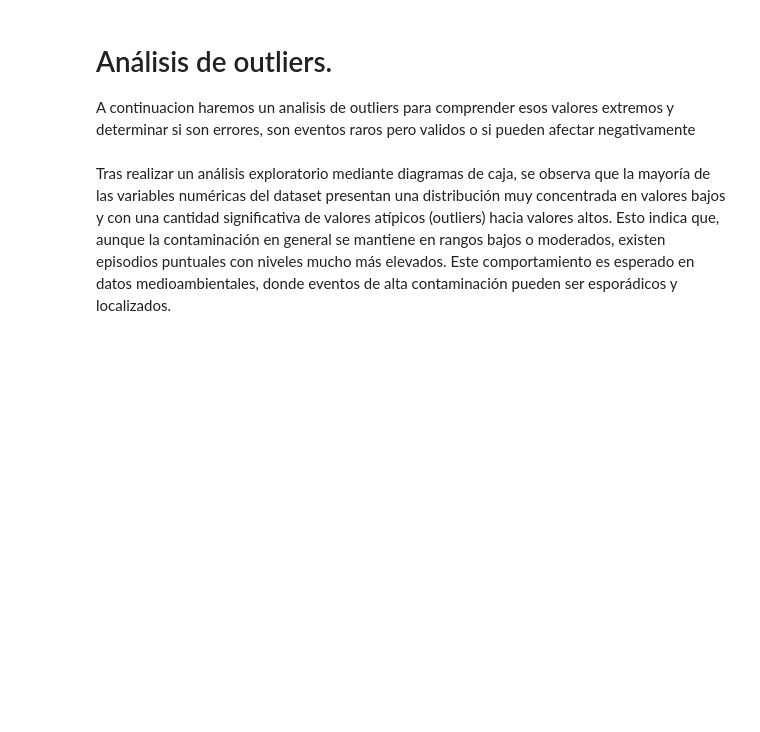
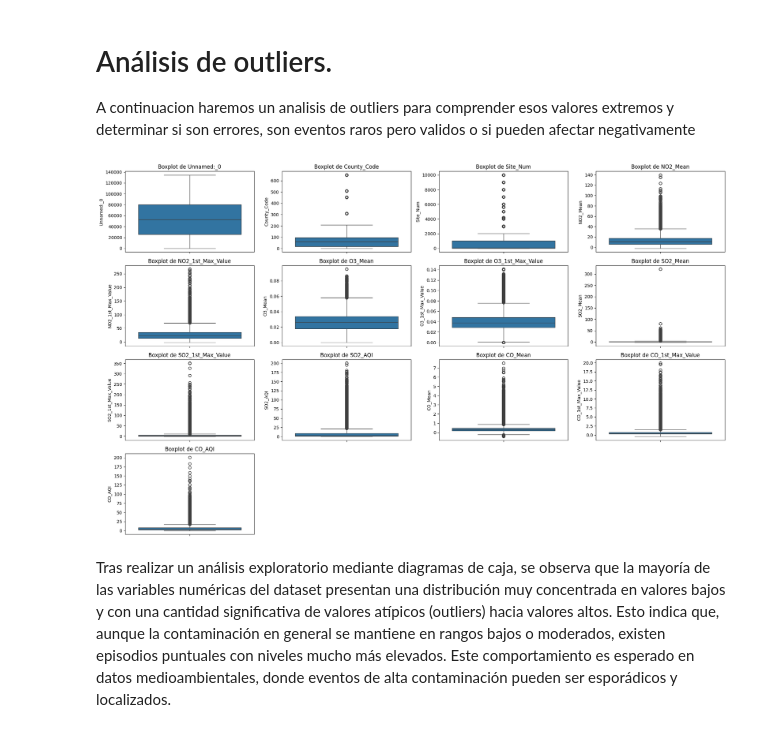
Before and after one commit to Israelamat/Study-and-prediction-of-U.S.-contamination, a Jupyter notebook: Proyecto_Final_IA_ML.ipynb, the cells around one changed output. Saved outputs shown, nothing was run; the diff lists cells and outputs as text; code cells hidden in the pictures; blank space fills up the shorter version.

```diff
--- a/Proyecto_Final_IA_ML.ipynb
+++ b/Proyecto_Final_IA_ML.ipynb
@@ -227,14 +241,16 @@ Además, el ozono troposférico es uno de los contaminantes más relevantes en e
 # Análisis de outliers.
 A continuacion haremos un analisis de outliers para comprender esos valores extremos y determinar si son errores, son eventos raros pero validos o si pueden afectar negativamente
 # %%
-# Para hacer el análisis de outliers emplearemos boxplots
-# plt.figure(figsize=(20, 12))
-# for i, col in enumerate(numeric_cols, 1):
-#     plt.subplot(4, 4, i)  # ajusta el número de filas/columnas según nº de variables
-#     sns.boxplot(y=df[col])
-#     plt.title(f"Boxplot de {col}")
-# plt.tight_layout()
-# plt.show()
+#Para hacer el análisis de outliers emplearemos boxplots
+plt.figure(figsize=(20, 12))
+for i, col in enumerate(numeric_cols, 1):
+    plt.subplot(4, 4, i)
+    sns.boxplot(y=df[col])
+    plt.title(f"Boxplot de {col}")
+plt.tight_layout()
+plt.show()
+# %% [output]
+[figure, added]
 # %% [markdown]
 Tras realizar un análisis exploratorio mediante diagramas de caja, se observa que la mayoría de las variables numéricas del dataset presentan una distribución muy concentrada en valores bajos y con una cantidad significativa de valores atípicos (outliers) hacia valores altos. Esto indica que, aunque la contaminación en general se mantiene en rangos bajos o moderados, existen episodios puntuales con niveles mucho más elevados. Este comportamiento es esperado en datos medioambientales, donde eventos de alta contaminación pueden ser esporádicos y localizados.
 # %%
```
Also changed, not shown: parts of 8 cells of this notebook.
